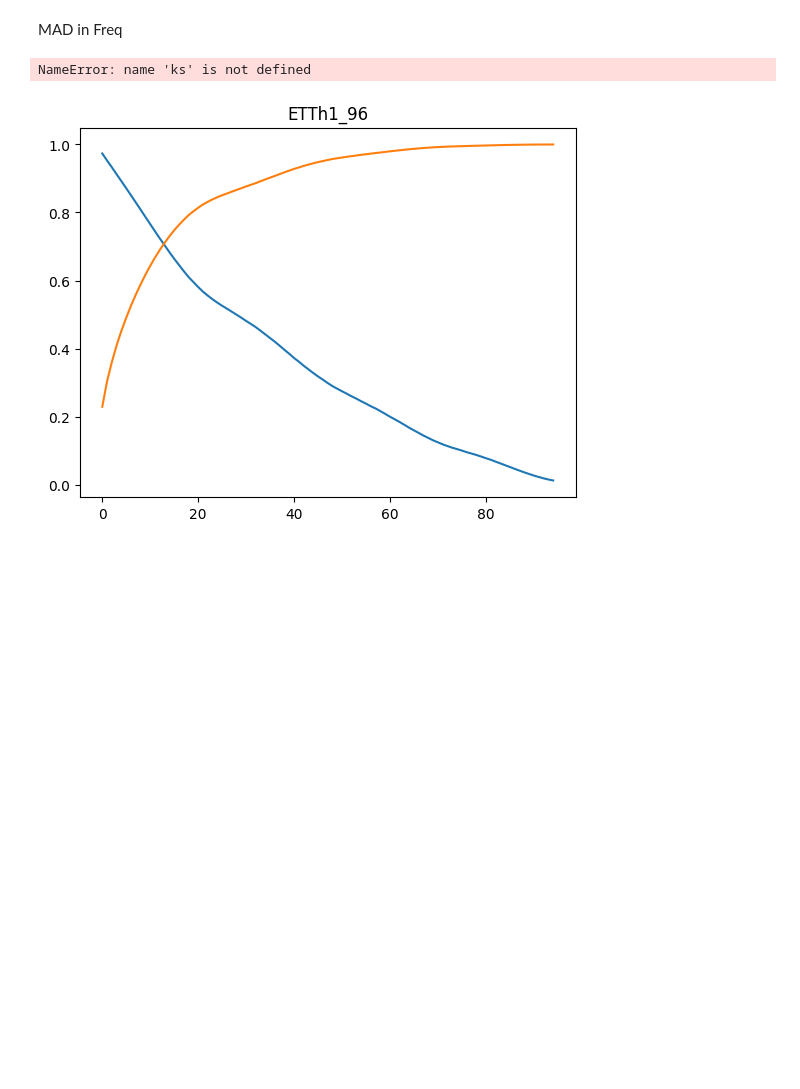
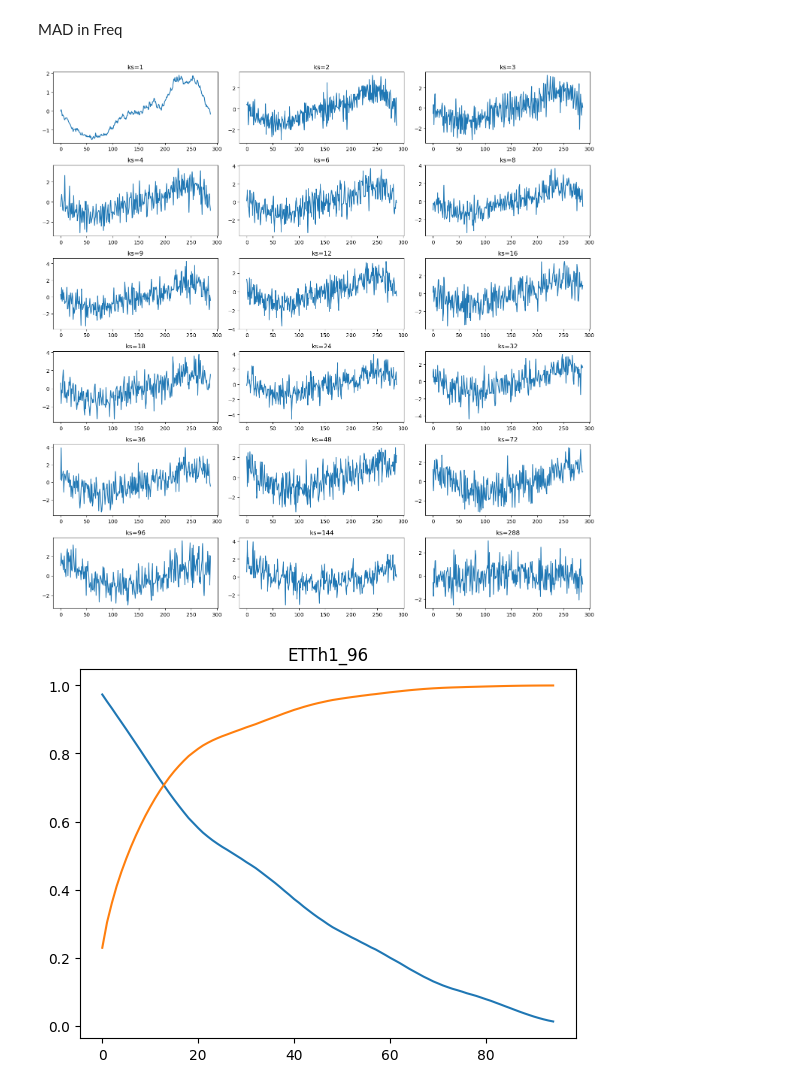
Before and after one commit to WillWang1113/Moving-Average-Diffusion, a Jupyter notebook: notebooks/degrade_fn.ipynb, the cells around one changed output. Saved outputs shown, nothing was run; the diff lists cells and outputs as text; code cells hidden in the pictures; blank space fills up the shorter version.

```diff
--- a/notebooks/degrade_fn.ipynb
+++ b/notebooks/degrade_fn.ipynb
@@ -76,22 +81,31 @@ fig.tight_layout()
 # %% [markdown]
 MAD in Freq
 # %%
+ks = [1]+get_factors(seq_len) + [seq_len]
+real_steps = list(range(2, seq_len))
+
 fig, axs = plt.subplots(ceil(len(ks)/3), 3, figsize=(15, 15))
 axs = axs.flatten()
+df_fft = torch.from_numpy(df.values).reshape(1,-1,1)
+df_fft = torch.fft.rfft(df_fft, dim=1, norm='ortho')
+
 for i, k in enumerate(ks):
-    maf = MovingAvgFreq(k, freq=torch.fft.rfftfreq(288))
-    R = torch.diag(maf.Hw.flatten())
-    df_fft = torch.from_numpy(df.values).reshape(1,-1,1)
-    df_fft = torch.fft.rfft(df_fft, dim=1, norm='ortho')
-    filtered_=maf(df_fft)
-    filtered_ += torch.randn_like(filtered_) *(i/len(ks)/20)
-    # df_ = torch.fft.irfft(filtered_, dim=1, norm='ortho')[:,k-1::k,:]
-    axs[i].plot(filtered_.abs().flatten())
-    axs[i].set_yscale('log')
+    maf = MovingAvgFreq(k, seq_length=seq_len)
+    betas = 1 - (maf.Hw.flatten().conj() * maf.Hw.flatten()).real
+    betas = torch.sqrt(betas + 1e-6)
+
+    filtered_ = maf(df_fft)
+    # axs[i].plot(torch.fft.irfft(filtered_, dim=1, norm='ortho').flatten())
+    # axs[i].plot(betas)
+    filtered_ += torch.randn_like(filtered_) * betas.reshape(1, -1, 1)
+    degraded_df = torch.fft.irfft(filtered_, dim=1, norm='ortho')
+
+    axs[i].plot(degraded_df.flatten())
+    # axs[i].set_yscale('log')
     axs[i].set_title(f'ks={k}')
 fig.tight_layout()
 # %% [output]
-NameError: name 'ks' is not defined
+[figure, added]
 # %%
 betas = []
 ks = [i for i in range(2,289)]
```
Also changed, not shown: parts of 1 cell of this notebook, 35 other files.
